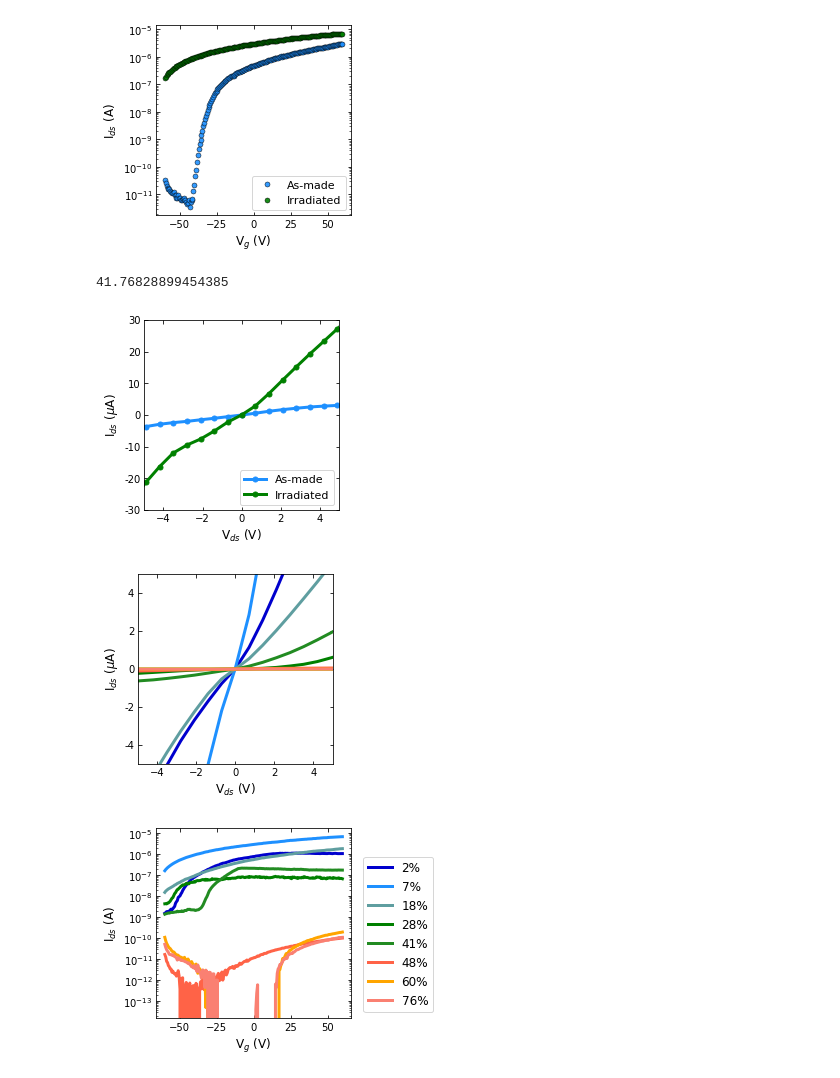
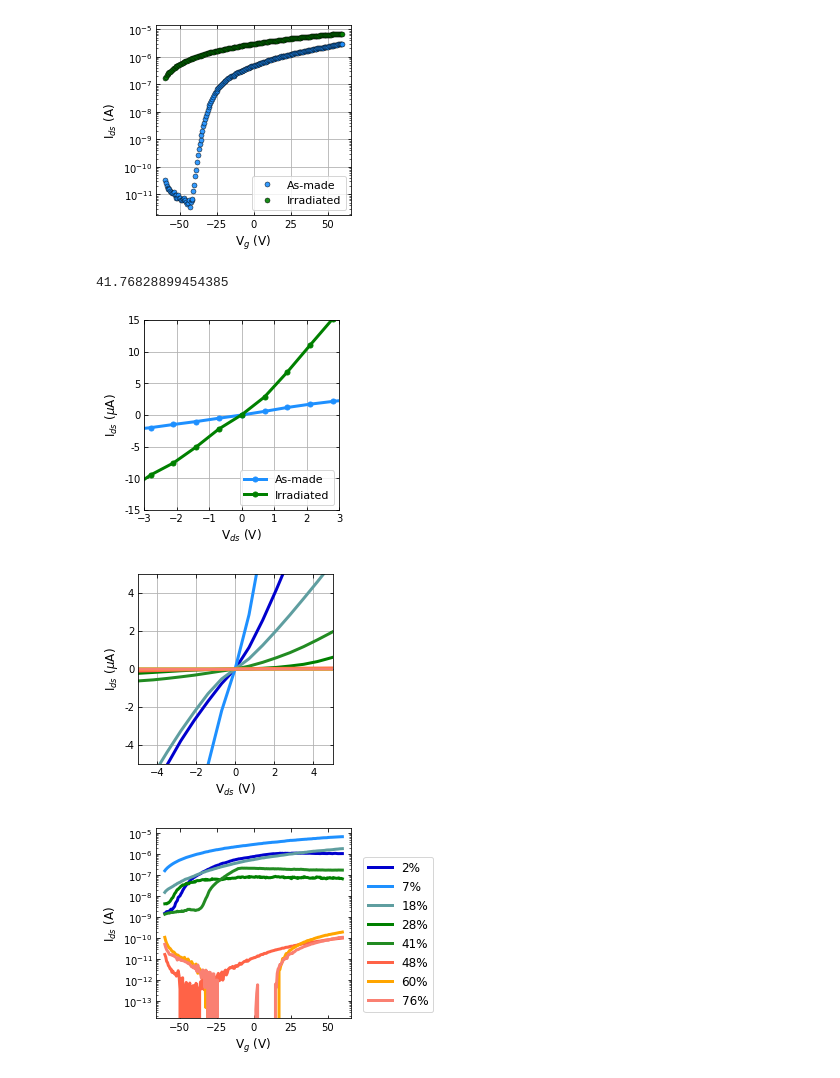
Before and after one commit to molydisulfide/Cut-to-channel-ratio-study, a Jupyter notebook: Paper.ipynb, the cells around one changed output. Cells and saved outputs as stored; diff of their text form; code cells hidden in the pictures.

```diff
--- a/Paper.ipynb
+++ b/Paper.ipynb
@@ -515,7 +515,7 @@ ax9.plot(x_085_EVO_gt, y_085_EVO_gt, 'o', ms =5,alpha = 0.9, mew = '0.5', color
         label = "As-made")
 ax9.plot(x_085_EVO_gt_NF, y_085_EVO_gt_NF, 'o', ms =5,alpha = 0.9, mew = '0.5', color = 'black', linewidth = 2, mfc = "g",
         label = "Irradiated")
-
+ax9.grid('on')
 ax9.set_yscale('log')
 ax9.tick_params(which = 'both', direction = 'in', top = 'on', right = 'on')
 ax9.set_xlabel("V$_g$ (V)", fontsize = 12)
@@ -525,7 +525,7 @@ ax9.legend(loc = 'lower right', fontsize = 11)
 plt.savefig("Fig_2b",bbox_inches='tight', dpi = 300)
 plt.show()
 # %% [output]
-[figure, old version]
+[figure, new version]
 # %%
 y_085_EVO_gt_NF[199]/y_085_EVO_gt_NF[0]
 # %% [output]
@@ -533,28 +533,28 @@ y_085_EVO_gt_NF[199]/y_085_EVO_gt_NF[0]
 # %%
 fig = plt.figure(figsize = (3.5,3.5))
 ax9 = fig.add_subplot(111)
 
 scale_y = 1e-6
 ticks_y = ticker.FuncFormatter(lambda x, pos: '{0:g}'.format(x/scale_y))
 ax9.yaxis.set_major_formatter(ticks_y)
 
 
 #ax9.set_title("Ratio = 0.07", fontsize = 15)
 ax9.plot(x_085_EVO[50:150], y_085_EVO[50:150], '-o', ms =5,alpha = 1, mew = '1', color = 'dodgerblue', linewidth =3, mfc = "dodgerblue",
         label = "As-made")
 ax9.plot(x_085_EVO_NF[50:150], y_085_EVO_NF[50:150], '-o', ms =5,alpha = 1, mew = '1', color = 'g', linewidth = 3, mfc = "g",
         label = "Irradiated")
-
-ax9.set_xlim([-5,5])
-ax9.set_ylim([-0.00003,0.00003])
+ax9.grid('on')
+ax9.set_xlim([-3,3])
+ax9.set_ylim([-0.000015,0.000015])
 ax9.tick_params(which = 'both', direction = 'in', top = 'on', right = 'on')
 ax9.set_xlabel("V$_{ds}$ (V)", fontsize = 12)
 ax9.set_ylabel("I$_{ds}$ ($\mu$A)", fontsize = 12)
 ax9.legend(loc = 'lower right', fontsize = 11)
 plt.savefig("Fig_2a",bbox_inches='tight', dpi = 300)
 plt.show()
 # %% [output]
-[figure, old version]
+[figure, new version]
 # %%
 fig = plt.figure(figsize = (3.5,3.5))
 ax9 = fig.add_subplot(111)
@@ -591,7 +591,7 @@ ax9.plot(x_08_EVO_NF[50:150], y_08_EVO_NF[50:150], '-', ms =5,alpha = 1, mew = '
 ax9.plot(x_07_EVO_NF[50:150], y_07_EVO_NF[50:150], '-', ms =5,alpha = 1, mew = '1', color = 'salmon',
          linewidth = 3, mfc = "olive",
         label = "76%")
-
+ax9.grid('on')
 #ax9.set_yscale('log')
 ax9.set_xlim([-5,5])
 ax9.set_ylim([-0.000005,0.000005])
@@ -601,7 +601,7 @@ ax9.set_ylabel("I$_{ds}$ ($\mu$A)", fontsize = 12)
 plt.savefig("Fig_2c",bbox_inches='tight', dpi = 300)
 plt.show()
 # %% [output]
-[figure, old version]
+[figure, new version]
 # %%
 fig = plt.figure(figsize = (3.5,3.5))
 ax9 = fig.add_subplot(111)
```
Also changed, not shown: parts of 4 cells of this notebook, 51 other files.
